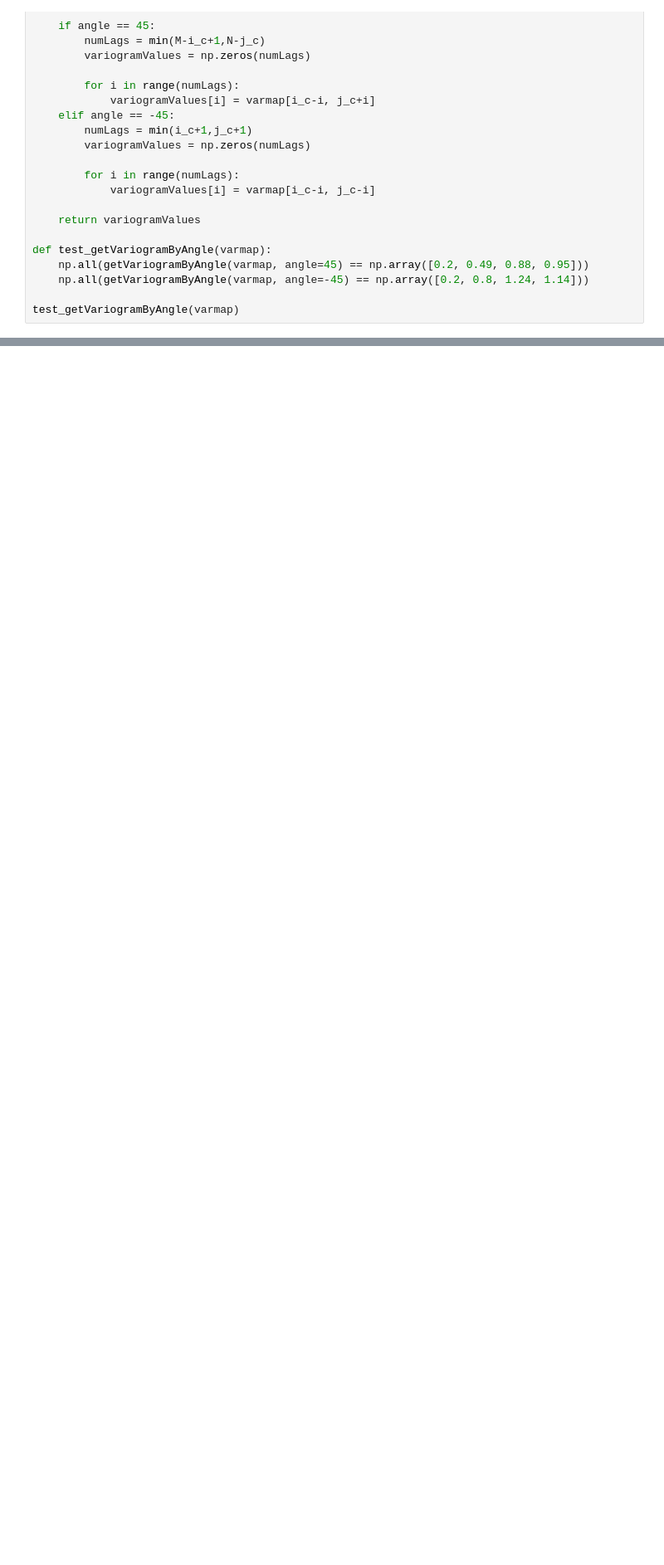
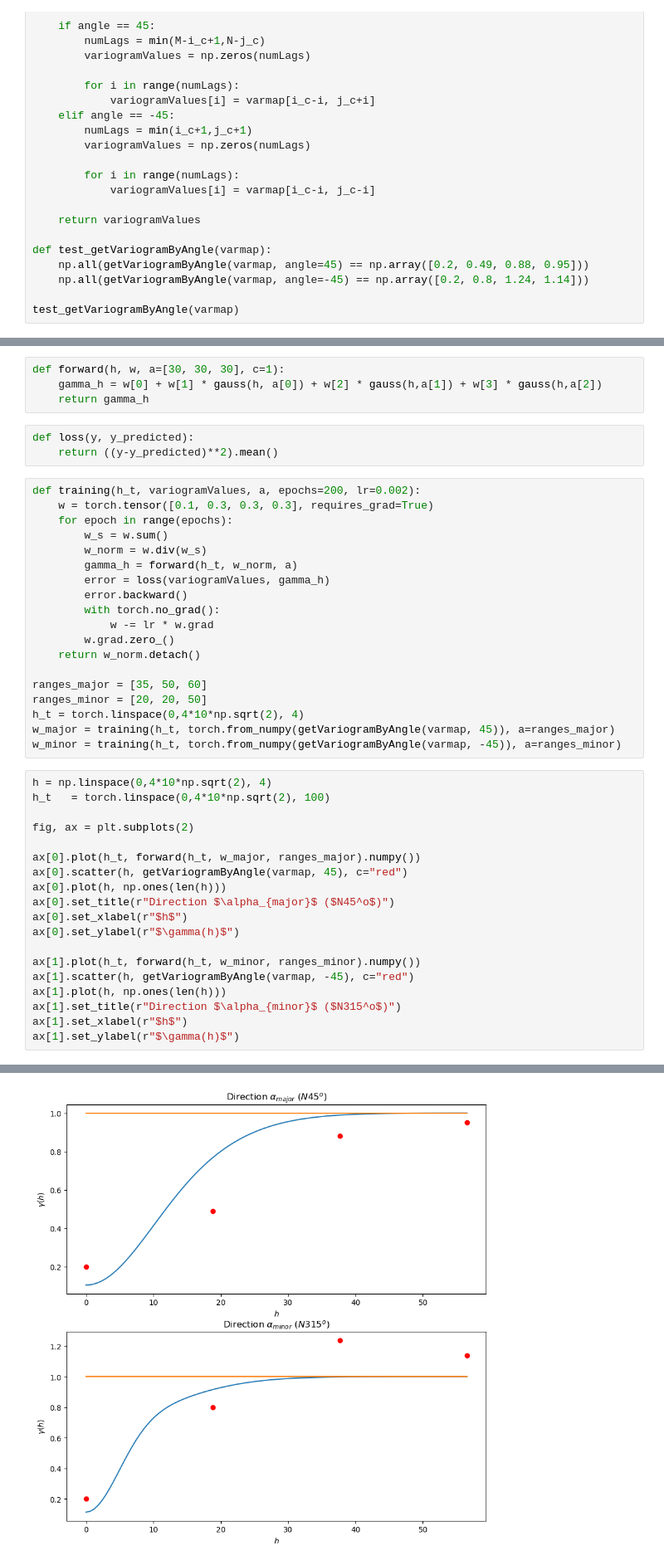
Before and after one commit to AtilaSaraiva/learning_variogram_and_stuff, a Jupyter notebook: src/assignment 5.ipynb, the cells around one changed output, grey strips where cells are left out. Shown at 83% size. Saved outputs shown, nothing was run; the diff lists cells and outputs as text; blank space fills up the shorter version.

```diff
--- a/src/assignment 5.ipynb
+++ b/src/assignment 5.ipynb
@@ -46,0 +89,46 @@ test_getVariogramByAngle(varmap)
+# %%
+def forward(h, w, a=[30, 30, 30], c=1):
+    gamma_h = w[0] + w[1] * gauss(h, a[0]) + w[2] * gauss(h,a[1]) + w[3] * gauss(h,a[2])
+    return gamma_h
+# %%
+def loss(y, y_predicted):
+    return ((y-y_predicted)**2).mean()
+# %%
+def training(h_t, variogramValues, a, epochs=200, lr=0.002):
+    w = torch.tensor([0.1, 0.3, 0.3, 0.3], requires_grad=True)
+    for epoch in range(epochs):
+        w_s = w.sum()
+        w_norm = w.div(w_s)
+        gamma_h = forward(h_t, w_norm, a)
+        error = loss(variogramValues, gamma_h)
+        error.backward()
+        with torch.no_grad():
+            w -= lr * w.grad
+        w.grad.zero_()
+    return w_norm.detach()
+
+ranges_major = [35, 50, 60]
+ranges_minor = [20, 20, 50]
+h_t = torch.linspace(0,4*10*np.sqrt(2), 4)
+w_major = training(h_t, torch.from_numpy(getVariogramByAngle(varmap, 45)), a=ranges_major)
+w_minor = training(h_t, torch.from_numpy(getVariogramByAngle(varmap, -45)), a=ranges_minor)
+# %%
+h = np.linspace(0,4*10*np.sqrt(2), 4)
+h_t   = torch.linspace(0,4*10*np.sqrt(2), 100)
+
+fig, ax = plt.subplots(2)
+
+ax[0].plot(h_t, forward(h_t, w_major, ranges_major).numpy())
+ax[0].scatter(h, getVariogramByAngle(varmap, 45), c="red")
+ax[0].plot(h, np.ones(len(h)))
+ax[0].set_title(r"Direction $\alpha_{major}$ ($N45^o$)")
+ax[0].set_xlabel(r"$h$")
+ax[0].set_ylabel(r"$\gamma(h)$")
+
+ax[1].plot(h_t, forward(h_t, w_minor, ranges_minor).numpy())
+ax[1].scatter(h, getVariogramByAngle(varmap, -45), c="red")
+ax[1].plot(h, np.ones(len(h)))
+ax[1].set_title(r"Direction $\alpha_{minor}$ ($N315^o$)")
+ax[1].set_xlabel(r"$h$")
+ax[1].set_ylabel(r"$\gamma(h)$")
+# %% [output]
@@ -46,0 +136 @@ test_getVariogramByAngle(varmap)
+[figure, added]
```
Also changed, not shown: parts of 7 cells of this notebook, 1 other file.
